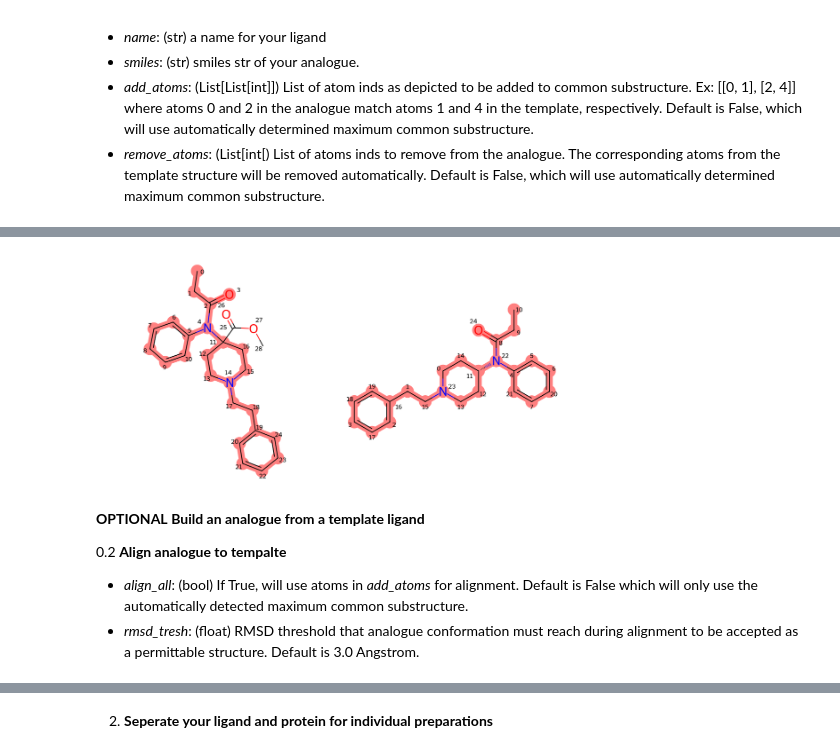
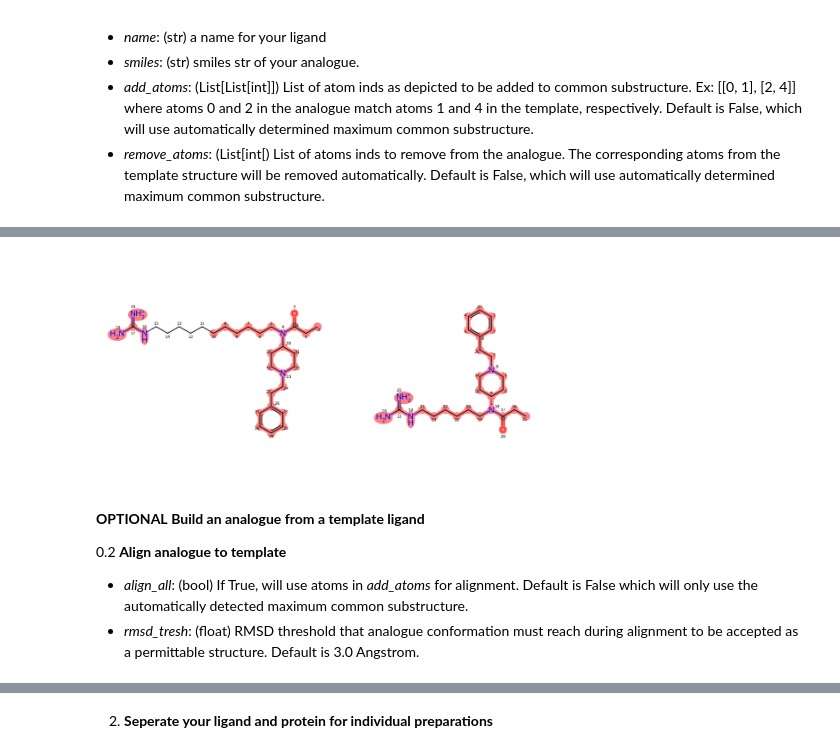
Before and after one commit to CCBatIIT/Bridgeport, a Jupyter notebook: interactive/interactive.ipynb, the cells around one changed output, grey strips where cells are left out. Cells and saved outputs as stored; diff of their text form; code cells hidden in the pictures.

```diff
--- a/interactive/interactive.ipynb
+++ b/interactive/interactive.ipynb
@@ -57,10 +58,10 @@ json_dict['Protein'] = {'input_pdb_dir': input_pdb_dir,
 json_dict['Ligand'] = {'name': name,
                        'resname': resname,
                        'chainid': chainid,
-                       'smiles': smiles}
+                       'smiles': lig_smiles}
 
 json_fn = 'interactive.json'
 write_json(json_dict, json_fn)
 start = datetime.now()
-BP = Bridgeport(json_fn)
+BP = Bridgeport(json_fn, verbose=False)
 # %% [output]
@@ -87,17 +119,12 @@ BP = Bridgeport(json_fn)
 - *add_atoms*: (List[List[int]]) List of atom inds as depicted to be added to common substructure. Ex: [[0, 1], [2, 4]] where atoms 0 and 2 in the analogue match atoms 1 and 4 in the template, respectively. Default is False, which will use automatically determined maximum common substructure.
 - *remove_atoms*: (List[int[) List of atoms inds to remove from the analogue. The corresponding atoms from the template structure will be removed automatically. Default is False, which will use automatically determined maximum common substructure.
 # %%
-# Analogue input
-name = 'carfentanil' # Change as needed
-smiles = 'CCC(=O)N(C1=CC=CC=C1)C2(CCN(CC2)CCC3=CC=CC=C3)C(=O)OC' # Change as needed
-add_atoms = None # Change as needed
+# # # Analogue input
+name = 'c11guano' # Change as needed
+smiles = 'CCC(=O)N(CCCCCCCCCCCNC(N)=[NH2+])C1CCN(CCC2=CC=CC=C2)CC1' # Change as needed
+add_atoms = [[16, 14], [17, 12], [19, 25], [18, 24]]
 remove_atoms = None # Change as needed
-
-
 # Update params
-BP.input_params['Ligand']['Analogue'] = {'name': name,
-                                         'smiles': smiles,
-                                         'add_atoms': add_atoms,
-                                         'remove_atoms': remove_atoms}
+BP.input_params['Ligand']['Analogue'] = {'name': name, 'smiles': smiles, 'add_atoms': add_atoms, 'remove_atoms': remove_atoms}
 BP.get_analogue_MCS()
 # %% [output]
@@ -112,8 +139,8 @@ Analogue, Template
-[figure, old version]
+[figure, new version]
 # %% [markdown]
 **OPTIONAL** **Build an analogue from a template ligand**
 
-0.2 **Align analogue to tempalte**
+0.2 **Align analogue to template**
 
 - *align_all*: (bool) If True, will use atoms in *add_atoms* for alignment. Default is False which will only use the automatically detected maximum common substructure.
 - *rmsd_tresh*: (float) RMSD threshold that analogue conformation must reach during alignment to be accepted as a permittable structure. Default is 3.0 Angstrom.
```
Also changed, not shown: parts of 17 cells of this notebook, 1 other file.
